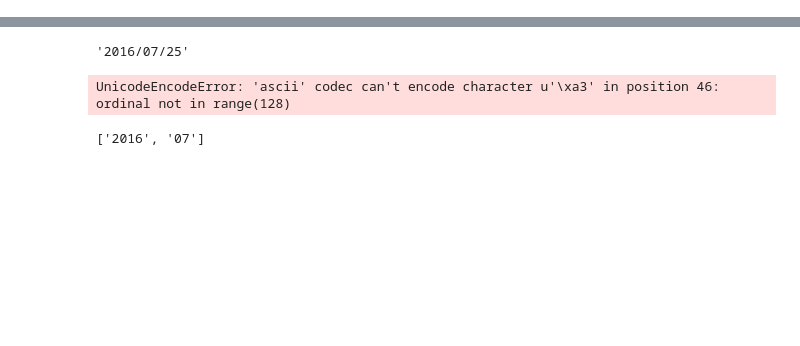
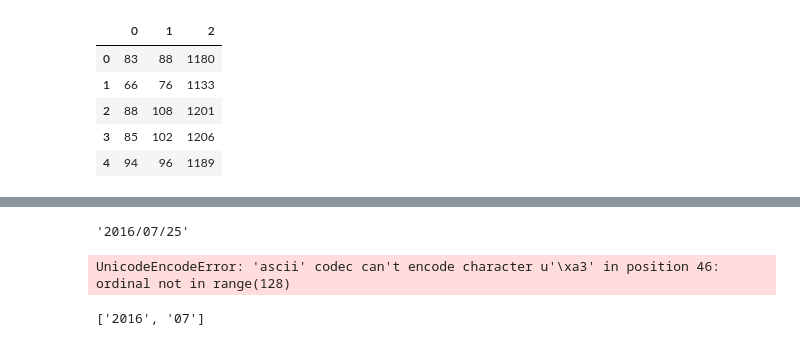
Before and after one commit to tadeze/Gists, a Jupyter notebook: bbcGossipScraper/scrap_bbc.ipynb, the cells around one changed output, grey strips where cells are left out. Drawn from its saved outputs; the diff is of its cells as text; code cells hidden in the pictures; blank space fills up the shorter version.

```diff
--- a/bbcGossipScraper/scrap_bbc.ipynb
+++ b/bbcGossipScraper/scrap_bbc.ipynb
@@ -6,0 +27,9 @@ import datetime
+# %%
+df.head(5)
+# %% [output]
+|  | 0 | 1 | 2 |
+| 0 | 83 | 88 | 1180 |
+| 1 | 66 | 76 | 1133 |
+| 2 | 88 | 108 | 1201 |
+| 3 | 85 | 102 | 1206 |
+| 4 | 94 | 96 | 1189 |
```
Also changed, not shown: parts of 15 cells of this notebook, 2 other files.
